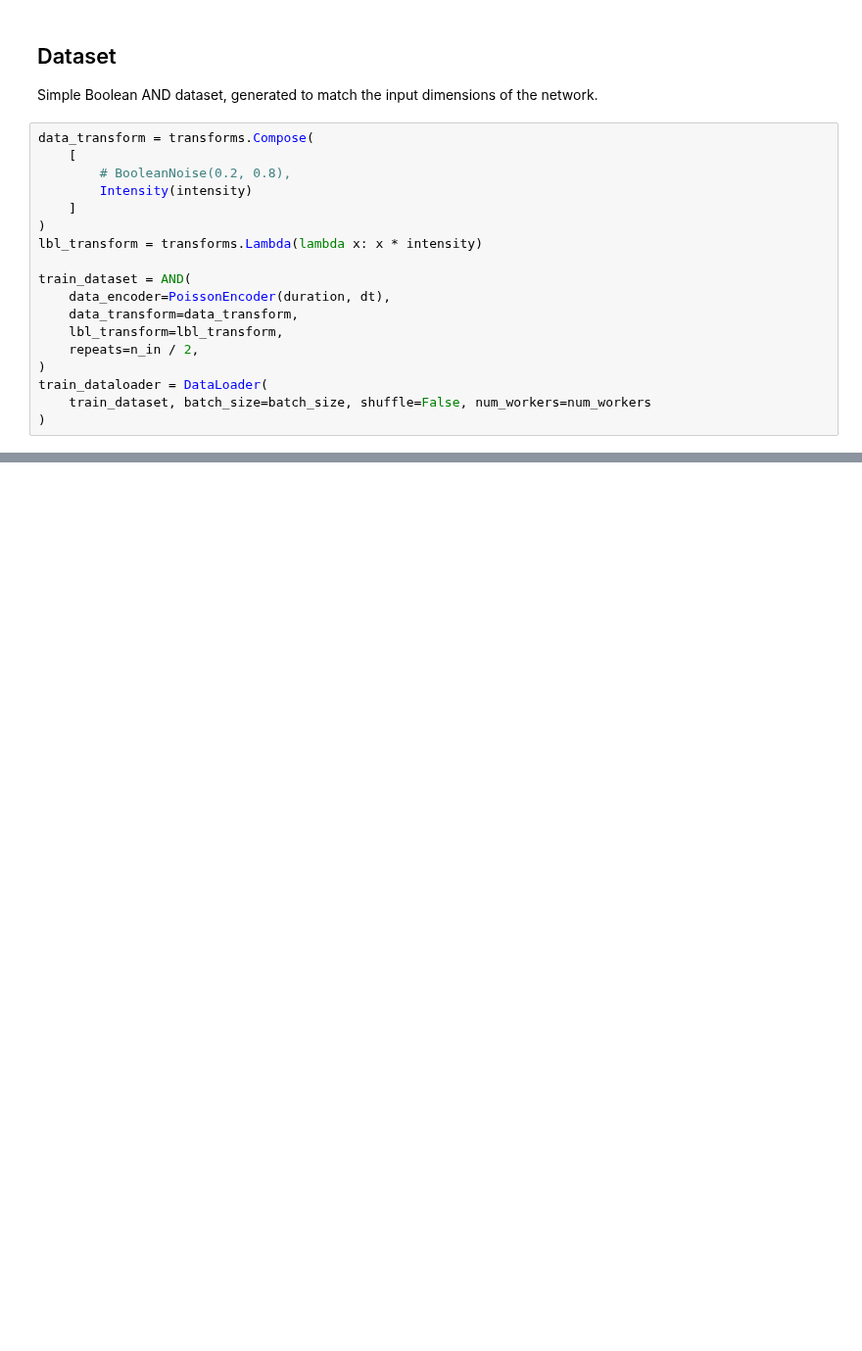
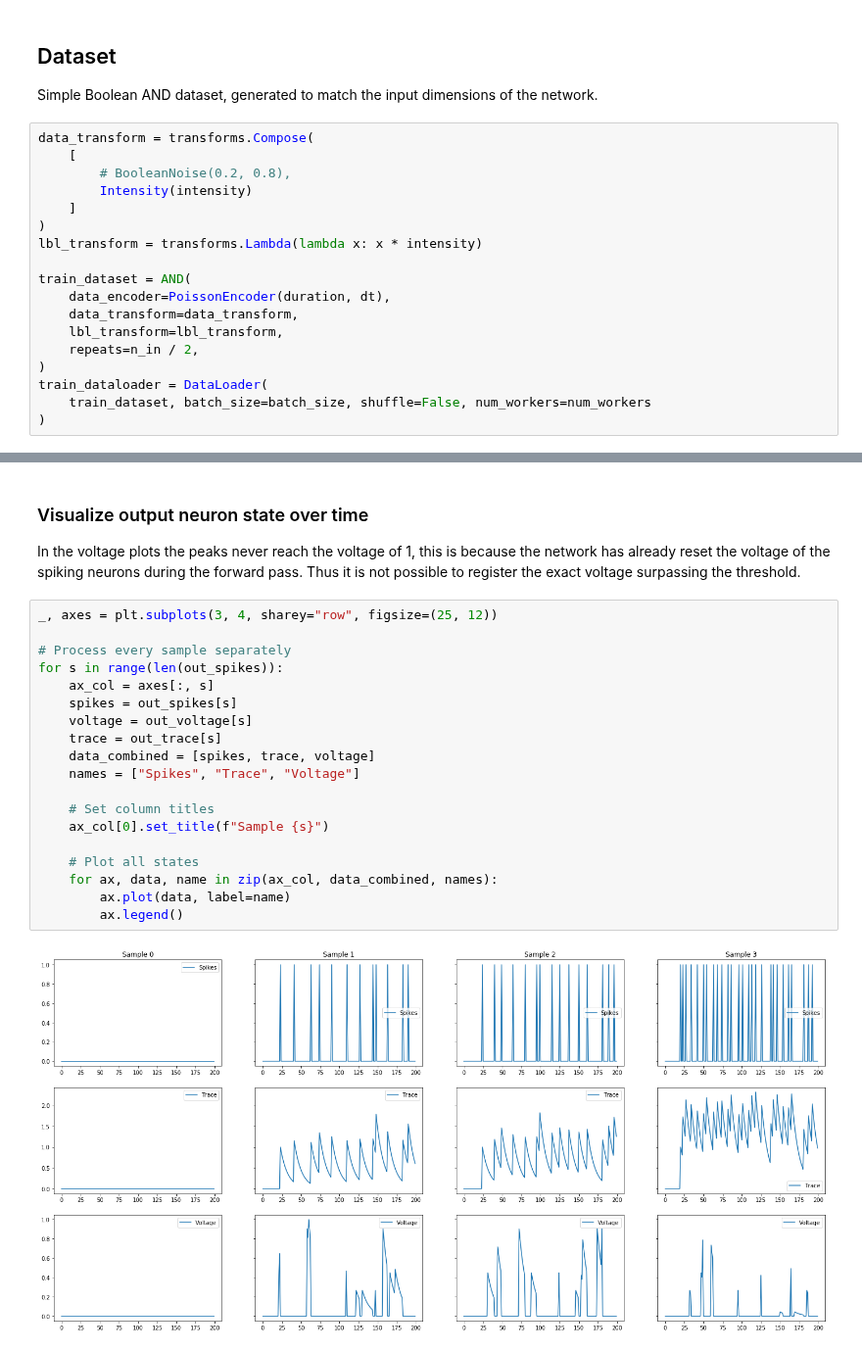
Before and after one commit to BasBuller/PySNN, a Jupyter notebook: examples/mlp_example.ipynb, the cells around one changed output, grey strips where cells are left out. Shown at 98% size. Cells and saved outputs as stored; diff of their text form; blank space fills up the shorter version.

```diff
--- a/examples/mlp_example.ipynb
+++ b/examples/mlp_example.ipynb
@@ -139,0 +184,25 @@ print(out[0].shape)
+# %% [markdown]
+### Visualize output neuron state over time
+
+In the voltage plots the peaks never reach the voltage of 1, this is because the network has already reset the voltage of the spiking neurons during the forward pass. Thus it is not possible to register the exact voltage surpassing the threshold.
+# %%
+_, axes = plt.subplots(3, 4, sharey="row", figsize=(25, 12))
+
+# Process every sample separately
+for s in range(len(out_spikes)):
+    ax_col = axes[:, s]
+    spikes = out_spikes[s]
+    voltage = out_voltage[s]
+    trace = out_trace[s]
+    data_combined = [spikes, trace, voltage]
+    names = ["Spikes", "Trace", "Voltage"]
+
+    # Set column titles
+    ax_col[0].set_title(f"Sample {s}")
+
+    # Plot all states
+    for ax, data, name in zip(ax_col, data_combined, names):
+        ax.plot(data, label=name)
+        ax.legend()
+# %% [output]
+[figure, added]
```
Also changed, not shown: parts of 10 cells of this notebook, 5 other files.
